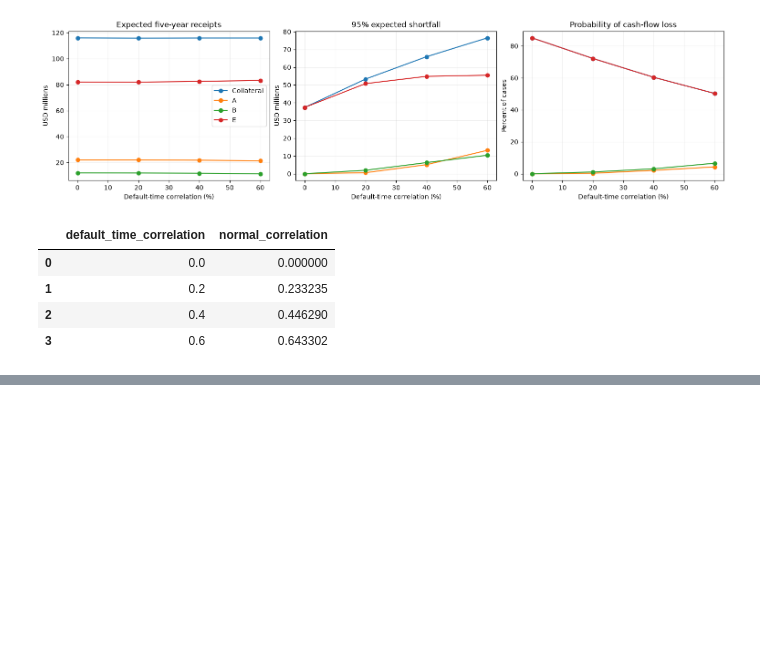
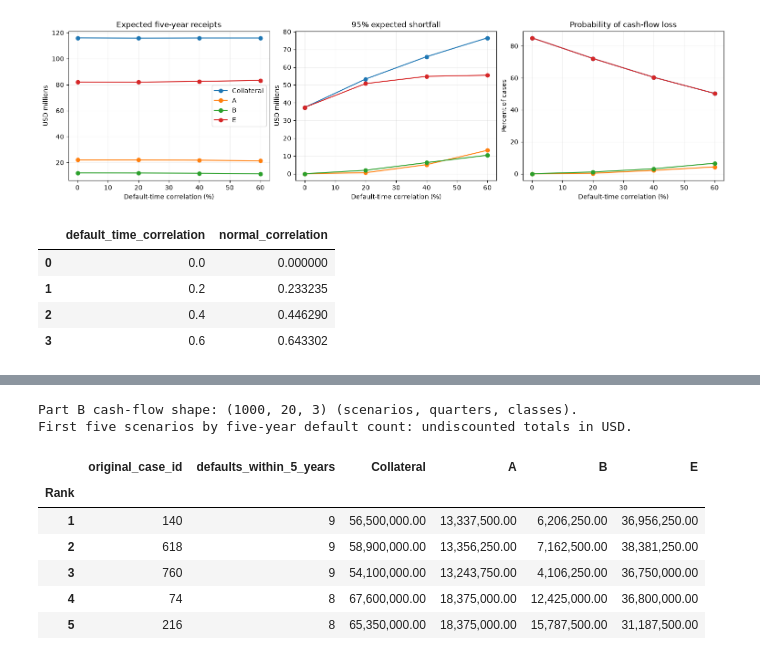
Before and after one commit to moctran/valuation_miniproject3, a Jupyter notebook: miniproject3_finalv2.ipynb, the cells around one changed output, grey strips where cells are left out. Cells and saved outputs as stored; diff of their text form; code cells hidden in the pictures; blank space fills up the shorter version.

Commit message:
Part B Steps 1-3

```diff
--- a/miniproject3_finalv2.ipynb
+++ b/miniproject3_finalv2.ipynb
@@ -1088,0 +1188,44 @@ Amounts: USD. Loss probability is payment-shortfall probability for A and B.
+# %%
+# Apply the Part B schedule to the same 1,000 collateral scenarios.
+tranche_cash_flows_b = apply_waterfall(
+    collateral_cash_flows, scheduled_tranche_cash_flows_b.to_numpy()
+)
+
+class_cash_flows_b = {
+    class_name: pd.DataFrame(
+        tranche_cash_flows_b[:, :, class_position],
+        index=collateral_cash_flows_df.index,
+        columns=quarter_labels,
+    )
+    for class_position, class_name in enumerate(class_names)
+}
+
+assert tranche_cash_flows_b.shape == (N_SCENARIOS, N_QUARTERS, 3)
+np.testing.assert_allclose(
+    tranche_cash_flows_b.sum(axis=2), collateral_cash_flows,
+    rtol=0, atol=1e-8,
+)
+
+# Five-year totals are a preview; keep the quarterly tables for Step 3.
+scenario_totals_b = pd.DataFrame({
+    class_name: table.sum(axis=1)
+    for class_name, table in class_cash_flows_b.items()
+})
+scenario_totals_b.insert(0, "Collateral", collateral_cash_flows_df.sum(axis=1))
+
+print(f"Part B cash-flow shape: {tranche_cash_flows_b.shape} (scenarios, quarters, classes).")
+# Display the original ranking: defaults within five years, highest first; ties keep simulation order.
+print("First five scenarios by five-year default count: undiscounted totals in USD.")
+display(case_ranking.join(scenario_totals_b).head().style.format(
+    {column: "{:,.2f}" for column in scenario_totals_b.columns}
+))
+# %% [output]
+Part B cash-flow shape: (1000, 20, 3) (scenarios, quarters, classes).
+First five scenarios by five-year default count: undiscounted totals in USD.
+|  | original_case_id | defaults_within_5_years | Collateral | A | B | E |
+| Rank |  |  |  |  |  |  |
+| 1 | 140 | 9 | 56,500,000.00 | 13,337,500.00 | 6,206,250.00 | 36,956,250.00 |
+| 2 | 618 | 9 | 58,900,000.00 | 13,356,250.00 | 7,162,500.00 | 38,381,250.00 |
+| 3 | 760 | 9 | 54,100,000.00 | 13,243,750.00 | 4,106,250.00 | 36,750,000.00 |
+| 4 | 74 | 8 | 67,600,000.00 | 18,375,000.00 | 12,425,000.00 | 36,800,000.00 |
+| 5 | 216 | 8 | 65,350,000.00 | 18,375,000.00 | 15,787,500.00 | 31,187,500.00 |
```
Also changed, not shown: parts of 8 cells of this notebook.
